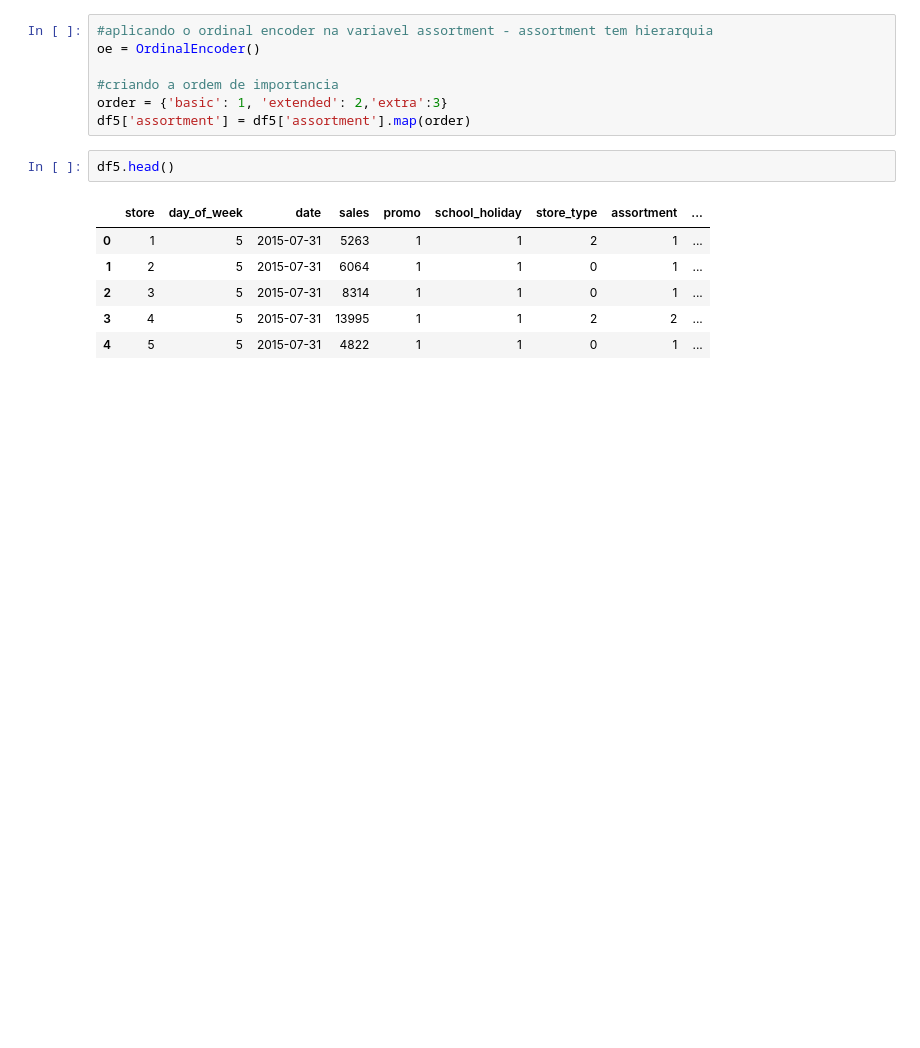
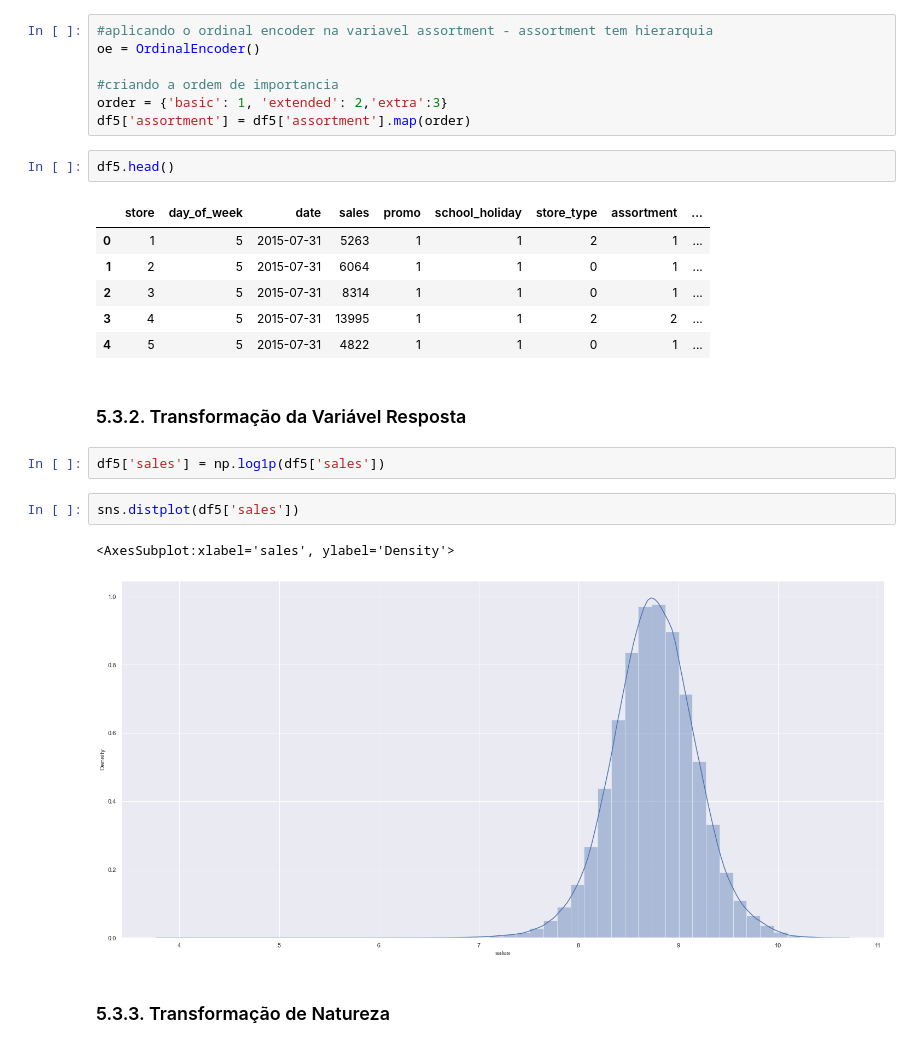
Before and after one commit to AnalogicAllergy/data_science, a Jupyter notebook: modulo05/m05_v01_store_sales_prediction.ipynb, the cells around one changed output. Drawn from its saved outputs; the diff is of its cells as text; blank space fills up the shorter version.

```diff
--- a/modulo05/m05_v01_store_sales_prediction.ipynb
+++ b/modulo05/m05_v01_store_sales_prediction.ipynb
@@ -1206,3 +1206,14 @@ df5.head()
 | 2 | 3 | 5 | 2015-07-31 | 8314 | 1 | 1 | 0 | 1 | ... |
 | 3 | 4 | 5 | 2015-07-31 | 13995 | 1 | 1 | 2 | 2 | ... |
 | 4 | 5 | 5 | 2015-07-31 | 4822 | 1 | 1 | 0 | 1 | ... |
+# %% [markdown]
+### 5.3.2. Transformação da Variável Resposta
+# %%
+df5['sales'] = np.log1p(df5['sales'])
+# %%
+sns.distplot(df5['sales'])
+# %% [output]
+<AxesSubplot:xlabel='sales', ylabel='Density'>
+[figure, added]
+# %% [markdown]
+### 5.3.3. Transformação de Natureza
```
Also changed, not shown: parts of 8 cells of this notebook, 1 other file.
